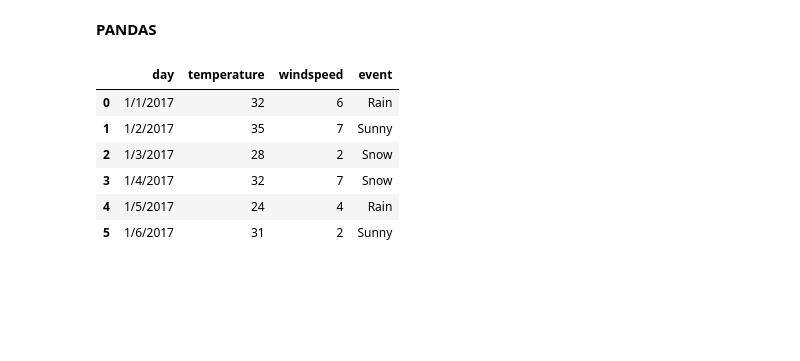
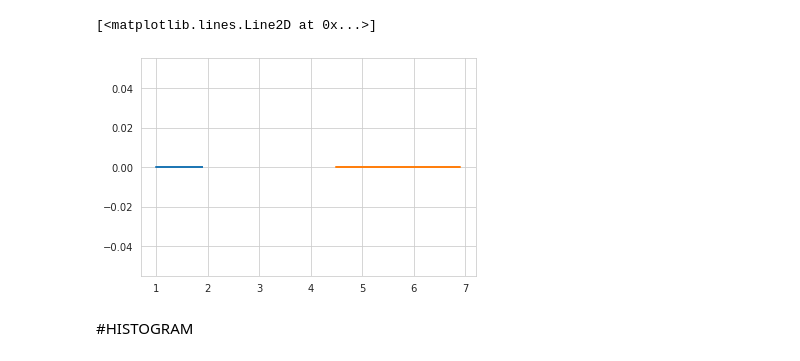
Before and after one commit to Abrar26/Python_files, a Jupyter notebook: sample.ipynb, the cells around one changed output. Drawn from its saved outputs; the diff is of its cells as text; code cells hidden in the pictures; blank space fills up the shorter version.

Commit message:
Data analysis from scatter plot , pair plot, PDF Vs CDF , Histogram

```diff
--- a/sample.ipynb
+++ b/sample.ipynb
@@ -2,0 +3,11 @@
+# %%
+import pandas as pd
+import matplotlib.pyplot as plt
+import numpy as np
+import seaborn as sns
+
+iris=pd.read_csv("iris.csv")
+
+#print(iris.shape)
+
+print(iris)
@@ -2,0 +43,5 @@
+# %%
+sns.set_style("whitegrid");
+sns.FacetGrid(iris,hue="species",size=4) \
+   .map(plt.scatter,"sepal_length","sepal_width").add_legend();
+plt.show()
@@ -2,0 +50,5 @@
+# %%
+plt.close()
+sns.set_style("whitegrid");
+sns.pairplot(iris,hue="species",size=3);
+plt.show()
@@ -3,14 +57,13 @@
+# %%
+ sns.set_style("whitegrid")#To show in box type graph
+ #This line will take setosa type species
+ iris_setosa=iris.loc[iris["species"]=="setosa"]
+ iris_virginica=iris.loc[iris["species"]=="virginica"]
+ #plot setosa (petal length) in x-axis and zeros in y-axis
+ plt.plot(iris_setosa["petal_length"],np.zeros_like(iris_setosa["petal_length"]))
+ plt.plot(iris_virginica["petal_length"],np.zeros_like(iris_virginica["petal_length"]))
+# %% [output]
+[<matplotlib.lines.Line2D at 0x...>]
+[figure, added]
 # %% [markdown]
-**PANDAS**
+#HISTOGRAM
-# %%
-import pandas as pd
-dt=pd.read_csv("txt2.csv")
-dt
-# %% [output]
-|  | day | temperature | windspeed | event |
-| 0 | 1/1/2017 | 32 | 6 | Rain |
-| 1 | 1/2/2017 | 35 | 7 | Sunny |
-| 2 | 1/3/2017 | 28 | 2 | Snow |
-| 3 | 1/4/2017 | 32 | 7 | Snow |
-| 4 | 1/5/2017 | 24 | 4 | Rain |
-| 5 | 1/6/2017 | 31 | 2 | Sunny |
```
Also changed, not shown: parts of 14 cells of this notebook.
